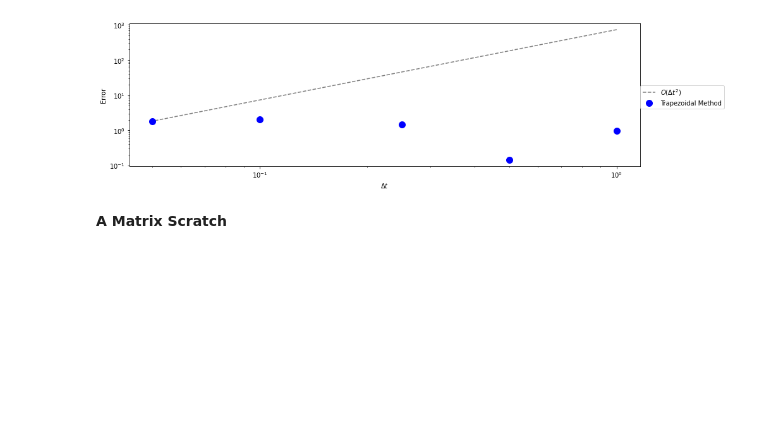
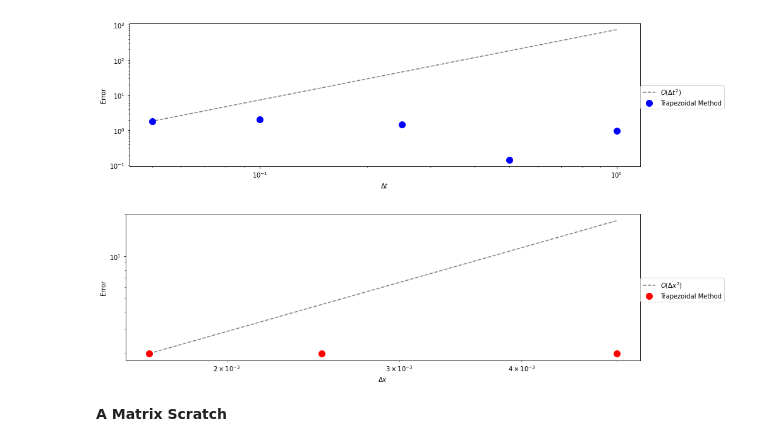
Before and after one commit to minwin0630/ae370-group-project-2, a Jupyter notebook: Project 2 Group.ipynb, the cells around one changed output. Cells and saved outputs as stored; diff of their text form; code cells hidden in the pictures; blank space fills up the shorter version.

```diff
--- a/Project 2 Group.ipynb
+++ b/Project 2 Group.ipynb
@@ -65,7 +65,7 @@ def g_function0(x_points_array, t):
     return np.zeros(2*n-2)
 # %%
 # constant forcing function
-def g_functionc(x_points_array, t):
+def g_functionc(x_points_array, t, n):
     top_half = np.zeros(n-1)
     bottom_half = np.ones(n-1)
     ans = np.concatenate((top_half, bottom_half))
@@ -219,13 +219,13 @@ def trapIVP0(E, rho, dt, n):
 
     # Step through time and solve for u_k to build u-vector
     for i in range(len(times)-1):
-        g_tk = g_function0(x_interp_cut, times[i])
-        g_tkp1 = g_function0(x_interp_cut, times[i] + dt)
+        g_tk = g_function0(x_interp_cut, times[i], n)
+        g_tkp1 = g_function0(x_interp_cut, times[i] + dt, n)
         RHS = U[i] + (dt/2) * (A @ U[i] + g_tk + g_tkp1)
         U[i+1] = spsolve(LHS, RHS)
 
     # Cut U to only give displacements
-    U = U[: , 0:999]
+    U = U[: , 0:n-1]
 
     # Get U Analytical
     U_e = []
@@ -234,7 +234,7 @@ def trapIVP0(E, rho, dt, n):
 
     return U, times, x_interp_cut, U_e
 # %%
-# 0 Forcing Function
+# Constant Forcing Function
 def trapIVPc(E, rho, dt, n):
     # Define dx
     dx = (b-a) / n
@@ -295,13 +295,13 @@ def trapIVPc(E, rho, dt, n):
 
     # Step through time and solve for u_k to build u-vector
     for i in range(len(times)-1):
-        g_tk = g_functionc(x_interp_cut, times[i])
-        g_tkp1 = g_functionc(x_interp_cut, times[i] + dt)
+        g_tk = g_functionc(x_interp_cut, times[i], n)
+        g_tkp1 = g_functionc(x_interp_cut, times[i] + dt, n)
         RHS = U[i] + (dt/2) * (A @ U[i] + g_tk + g_tkp1)
         U[i+1] = spsolve(LHS, RHS)
 
     # Cut U to only give displacements
-    U = U[: , 0:999]
+    U = U[: , 0:n-1]
 
     return U, times, x_interp_cut
 # %% [markdown]
@@ -567,6 +567,37 @@ ax.set_yscale('log')
 ax.legend(loc=(1, 0.4));
 # %% [output]
 [figure]
+# %%
+n_list = [1000, 2000, 3000]
+dx_list = [(b-a)/n for n in n_list]
+
+# Data List
+err_list = []
+
+for n in n_list:
+    # Get errors
+    err_trap = trapIVPerror(2700, 70, 0.1, n)
+
+    # Save data to lists
+    err_list.append(err_trap)
+
+# Expected Behavior
+errP = np.zeros(2)
+errP[1]= err_list[-1]
+errP[0]= errP[1]*((dx_list[0]/dx_list[-1])**2)
+# %%
+# Error Plot
+fig = plt.figure(figsize=(14, 4),tight_layout = True)
+ax = fig.add_subplot(111)
+ax.plot(np.array([dx_list[0],dx_list[-1]]), errP, color='grey', linestyle='--', label='$O(\Delta x^2)$')
+ax.plot(dx_list, err_list,'ro', label = 'Trapezoidal Method', markersize='10')
+ax.set_xlabel('$\Delta x$')
+ax.set_ylabel('Error')
+ax.set_xscale('log')
+ax.set_yscale('log')
+ax.legend(loc=(1, 0.4));
+# %% [output]
+[figure, added]
 # %% [markdown]
 **A Matrix Scratch**
 # %%
```
Also changed, not shown: parts of 7 cells of this notebook.
